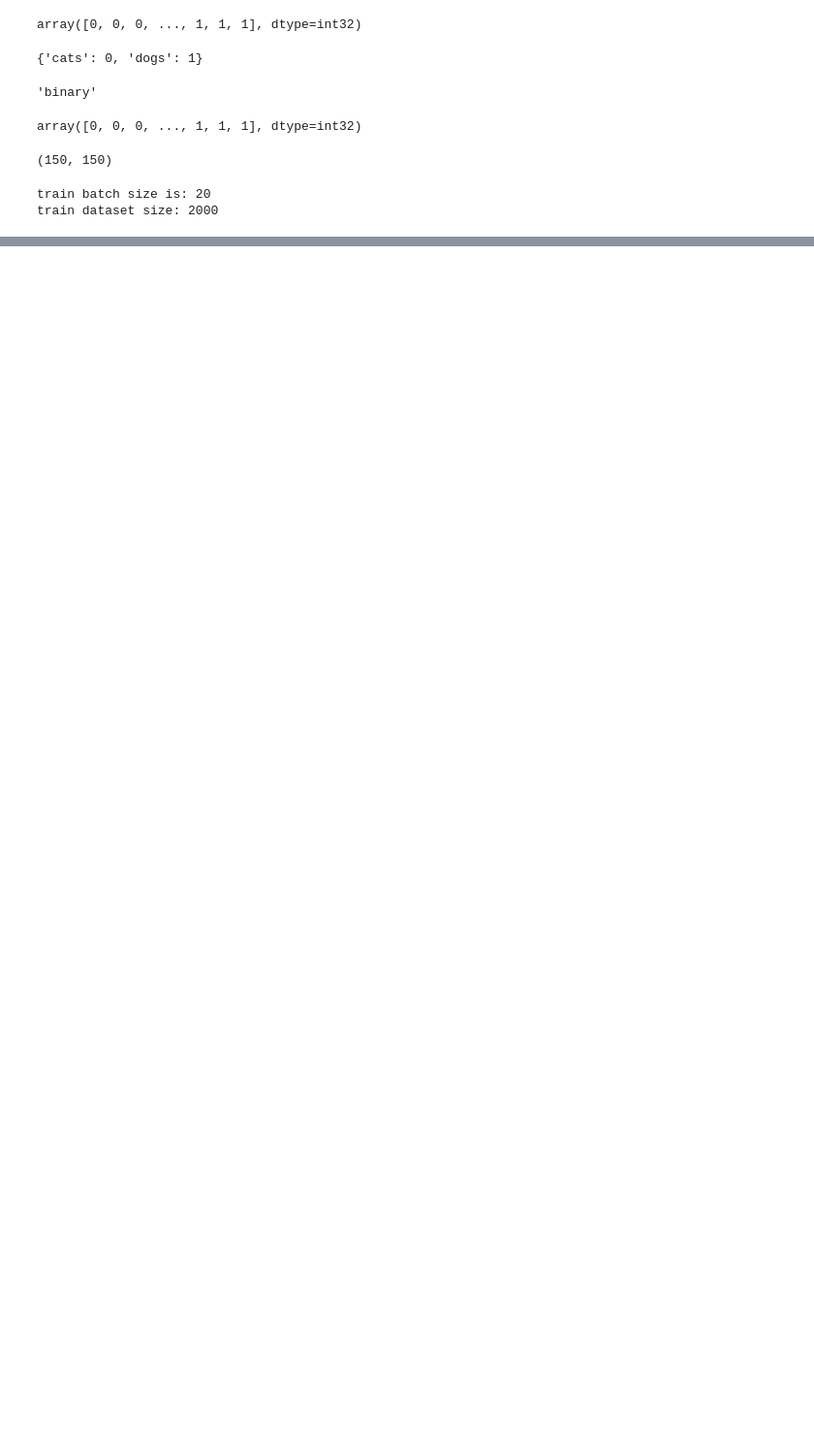
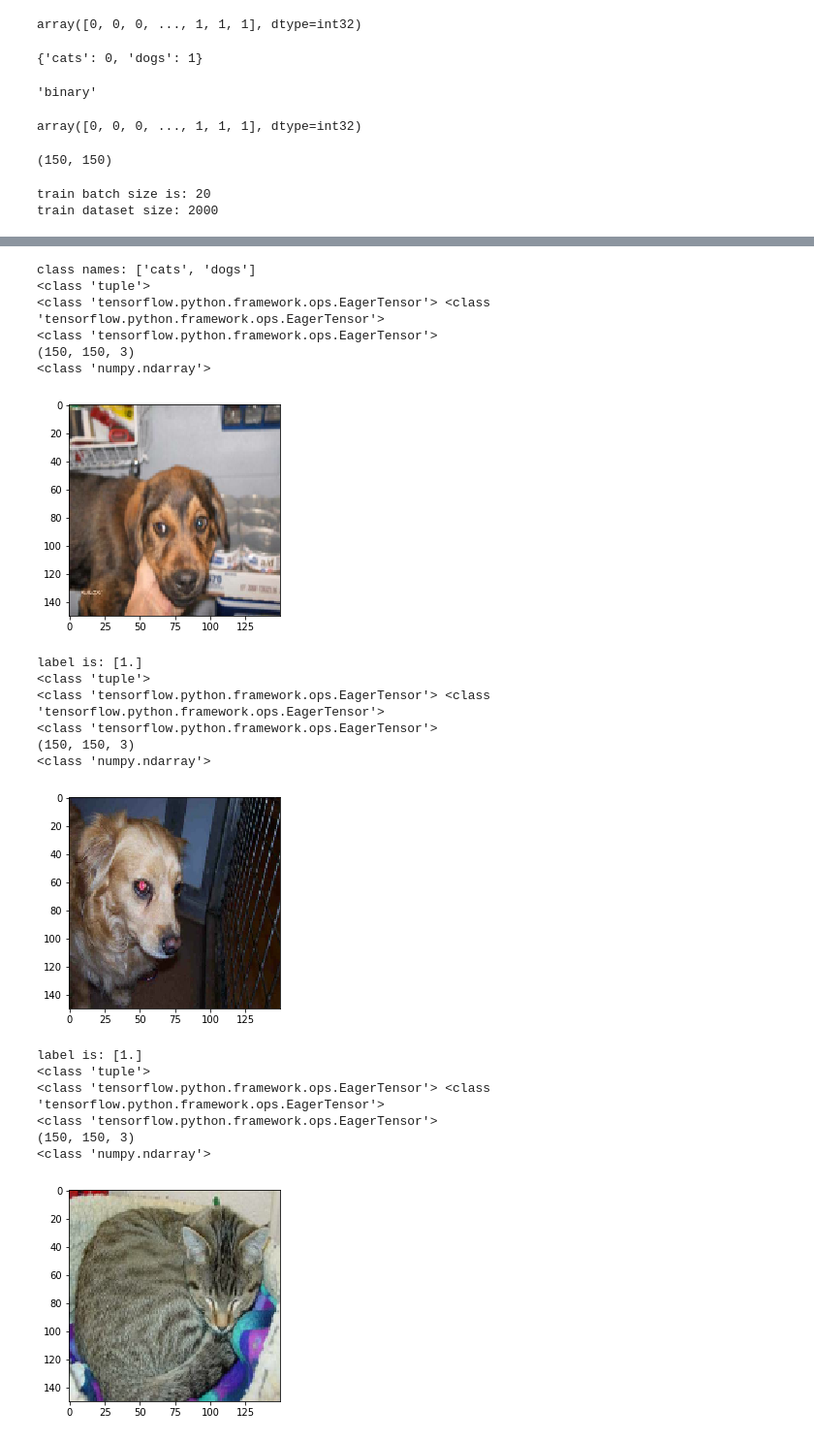
Before and after one commit to suryogumilar/tensorflow_playground, a Jupyter notebook: C2_W1_Lab_1_cats_vs_dogs_2.ipynb, the cells around one changed output, grey strips where cells are left out. Shown at 97% size. Drawn from its saved outputs; the diff is of its cells as text; code cells hidden in the pictures; blank space fills up the shorter version.

Commit message:
Image data generator and Image dataset from directory

```diff
--- a/C2_W1_Lab_1_cats_vs_dogs_2.ipynb
+++ b/C2_W1_Lab_1_cats_vs_dogs_2.ipynb
@@ -147,0 +151,9 @@ train dataset size: 2000
+# %%
+train_dataset = image_dataset_from_directory(train_dir,
+                                             batch_size=20,
+                                             label_mode='binary',
+                                             image_size=(150, 150))
+validation_dataset = image_dataset_from_directory(validation_dir,
+                                             batch_size=20,
+                                             label_mode='binary',
+                                             image_size=(150, 150))
@@ -147,0 +172,43 @@ train dataset size: 2000
+# %%
+from PIL import Image
+print('class names:', train_dataset.class_names)
+i = 0
+for data_batch in train_dataset:
+  print(type(data_batch))
+  images, labels = data_batch
+  print(type(images), type(labels))
+  print(type(images[0]))
+  for label in labels:
+    print(images[0].shape)
+    image_numpy = images[0].numpy()
+    print(type(image_numpy))
+    the_image = Image.fromarray(np.uint8(image_numpy))
+    plt.imshow(the_image, interpolation='nearest')
+    plt.show()
+    print('label is:', label.numpy())
+    break
+  if(i>3):
+    break
+  i=i+1
+# %% [output]
+class names: ['cats', 'dogs']
+<class 'tuple'>
+<class 'tensorflow.python.framework.ops.EagerTensor'> <class 'tensorflow.python.framework.ops.EagerTensor'>
+<class 'tensorflow.python.framework.ops.EagerTensor'>
+(150, 150, 3)
+<class 'numpy.ndarray'>
+[figure, added]
+label is: [1.]
+<class 'tuple'>
+<class 'tensorflow.python.framework.ops.EagerTensor'> <class 'tensorflow.python.framework.ops.EagerTensor'>
+<class 'tensorflow.python.framework.ops.EagerTensor'>
+(150, 150, 3)
+<class 'numpy.ndarray'>
+[figure, added]
+label is: [1.]
+<class 'tuple'>
+<class 'tensorflow.python.framework.ops.EagerTensor'> <class 'tensorflow.python.framework.ops.EagerTensor'>
+<class 'tensorflow.python.framework.ops.EagerTensor'>
+(150, 150, 3)
+<class 'numpy.ndarray'>
+[figure, added]
```
Also changed, not shown: parts of 7 cells of this notebook.
